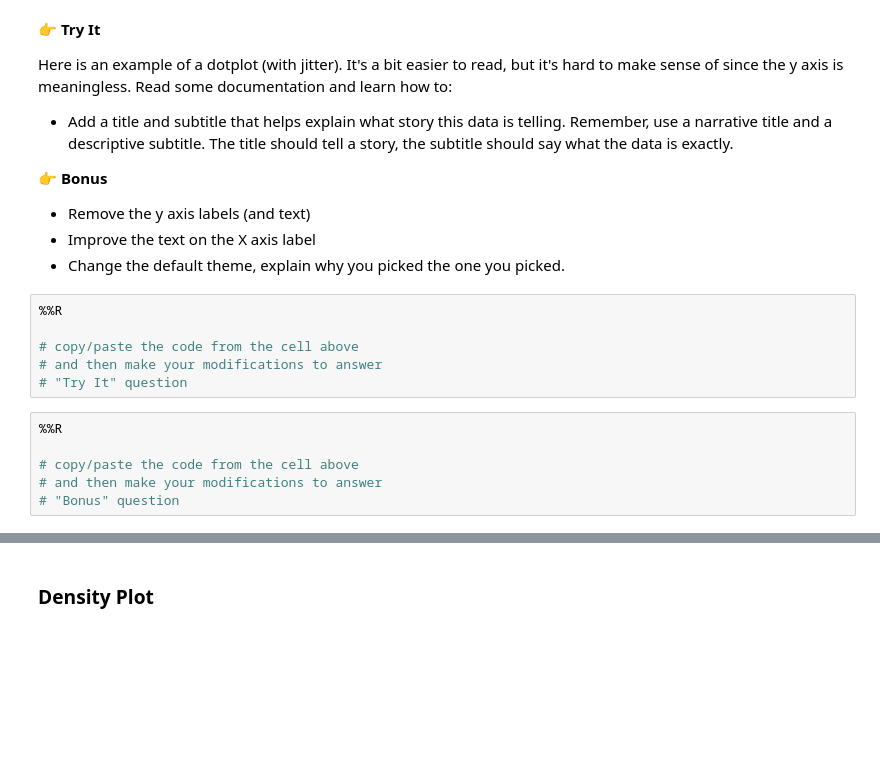
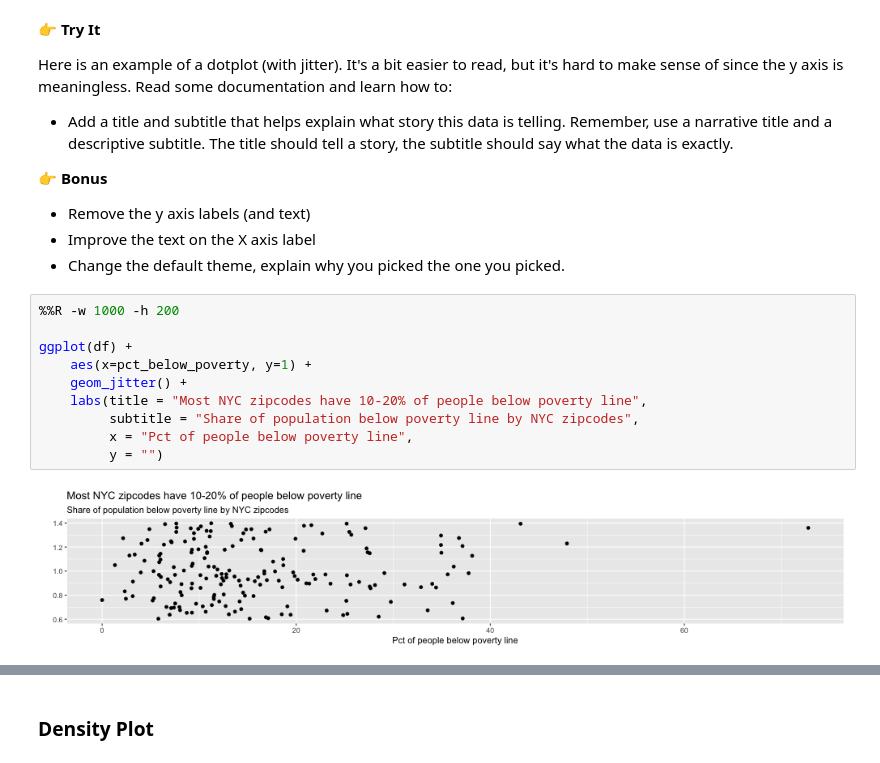
Before and after one commit to radhika3558/ggplot-intro, a Jupyter notebook: notebook.ipynb, the cells around one changed output, grey strips where cells are left out. Drawn from its saved outputs; the diff is of its cells as text; blank space fills up the shorter version.

```diff
--- a/notebook.ipynb
+++ b/notebook.ipynb
@@ -174,15 +230,15 @@ Here is an example of a dotplot (with jitter). It's a bit easier to read, but it
 - Remove the y axis labels (and text)
 - Improve the text on the X axis label
 - Change the default theme, explain why you picked the one you picked.
-# %%
-%%R
-
-# copy/paste the code from the cell above
-# and then make your modifications to answer
-# "Try It" question
-# %%
-%%R
-
-# copy/paste the code from the cell above
-# and then make your modifications to answer
-# "Bonus" question
+# %%
+%%R -w 1000 -h 200
+
+ggplot(df) +
+    aes(x=pct_below_poverty, y=1) +
+    geom_jitter() +
+    labs(title = "Most NYC zipcodes have 10-20% of people below poverty line",
+         subtitle = "Share of population below poverty line by NYC zipcodes",
+         x = "Pct of people below poverty line",
+         y = "")
+# %% [output]
+[figure, added]
```
Also changed, not shown: parts of 19 cells of this notebook.
